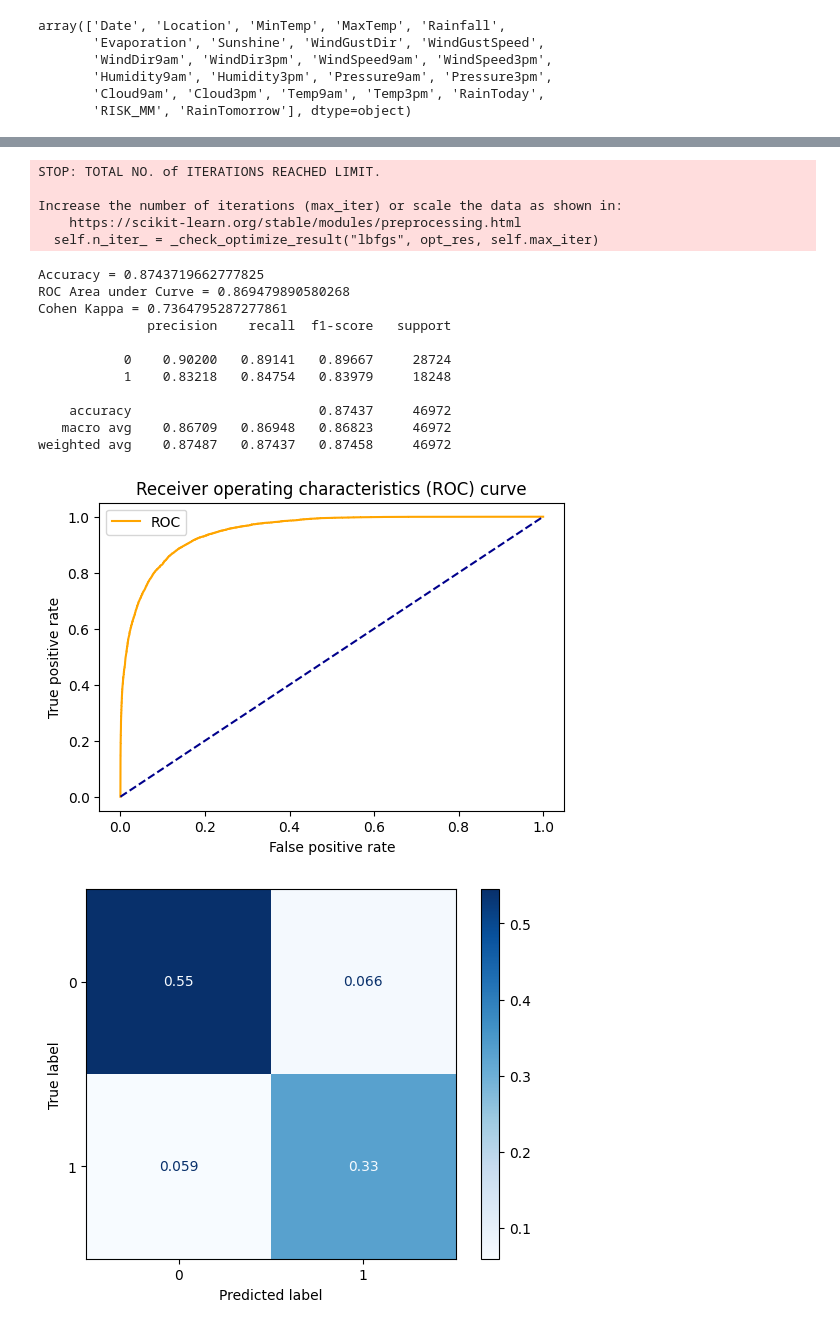
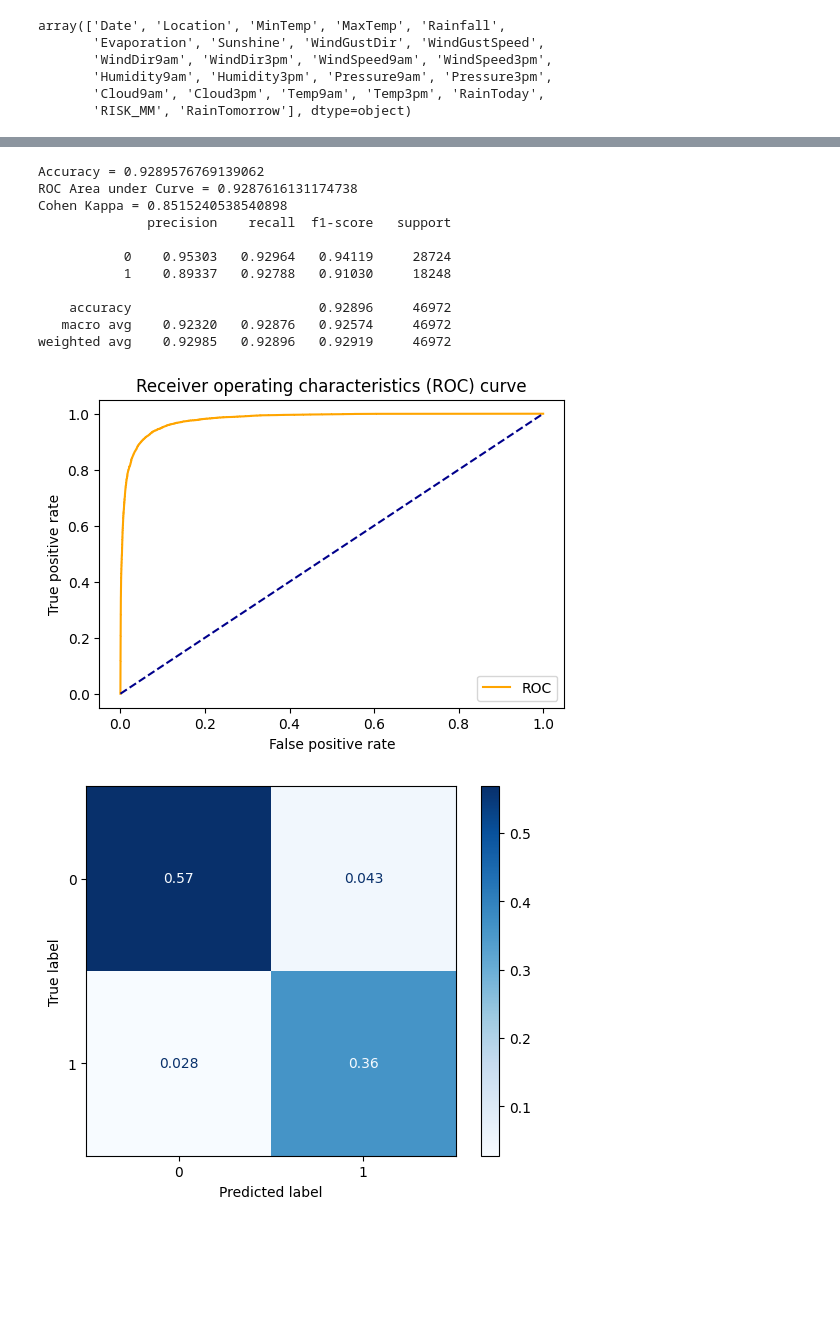
Before and after one commit to dikaizm/rainfall-prediction-ml, a Jupyter notebook: notebooks/3.0-modeling.ipynb, the cells around one changed output, grey strips where cells are left out. Saved outputs shown, nothing was run; the diff lists cells and outputs as text; code cells hidden in the pictures; blank space fills up the shorter version.

```diff
--- a/notebooks/3.0-modeling.ipynb
+++ b/notebooks/3.0-modeling.ipynb
@@ -148,34 +148,29 @@ weighted avg    0.88621   0.88617   0.88619     46972
 # %%
 # Random Forest
 from sklearn.ensemble import RandomForestClassifier
 params_rf = {
     'max_depth': 16,
     'min_samples_leaf': 1,
     'min_samples_split': 2,
     'n_estimators': 100,
     'random_state': 512
 }
 model_rf = RandomForestClassifier(**params_rf)
-model_rf, accuracy_rf, roc_auc_rf, coh_kap_rf, tt_rf = run_model(model_nn, X_train, y_train, X_test, y_test)
+model_rf, accuracy_rf, roc_auc_rf, coh_kap_rf, tt_rf = run_model(model_rf, X_train, y_train, X_test, y_test)
 # %% [output]
-STOP: TOTAL NO. of ITERATIONS REACHED LIMIT.
+Accuracy = 0.9289576769139062
+ROC Area under Curve = 0.9287616131174738
+Cohen Kappa = 0.8515240538540898
+              precision    recall  f1-score   support
 
-Increase the number of iterations (max_iter) or scale the data as shown in:
-    https://scikit-learn.org/stable/modules/preprocessing.html
-  self.n_iter_ = _check_optimize_result("lbfgs", opt_res, self.max_iter)
+           0    0.95303   0.92964   0.94119     28724
+           1    0.89337   0.92788   0.91030     18248
+
+    accuracy                        0.92896     46972
+   macro avg    0.92320   0.92876   0.92574     46972
+weighted avg    0.92985   0.92896   0.92919     46972
-Accuracy = 0.8743719662777825
-ROC Area under Curve = 0.869479890580268
-Cohen Kappa = 0.7364795287277861
-              precision    recall  f1-score   support
-
-           0    0.90200   0.89141   0.89667     28724
-           1    0.83218   0.84754   0.83979     18248
-
-    accuracy                        0.87437     46972
-   macro avg    0.86709   0.86948   0.86823     46972
-weighted avg    0.87487   0.87437   0.87458     46972
-[figure, old version]
+[figure, new version]
-[figure, old version]
+[figure, new version]
 # %%
 # XGBoost
 from xgboost import XGBClassifier
```
Also changed, not shown: parts of 7 cells of this notebook, 2 other files.
